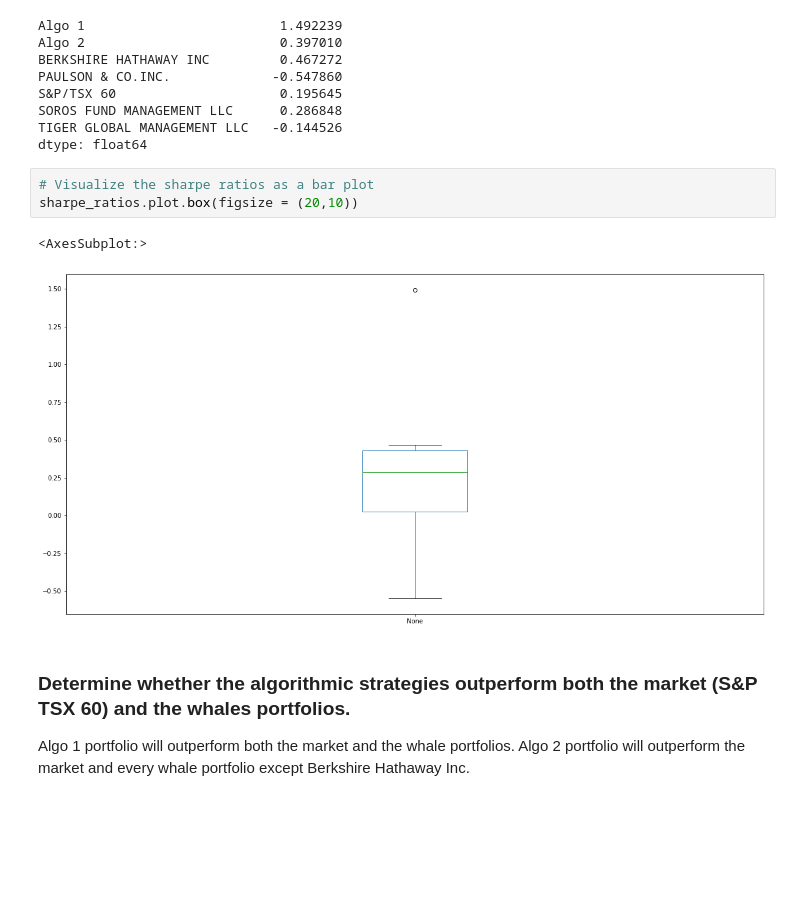
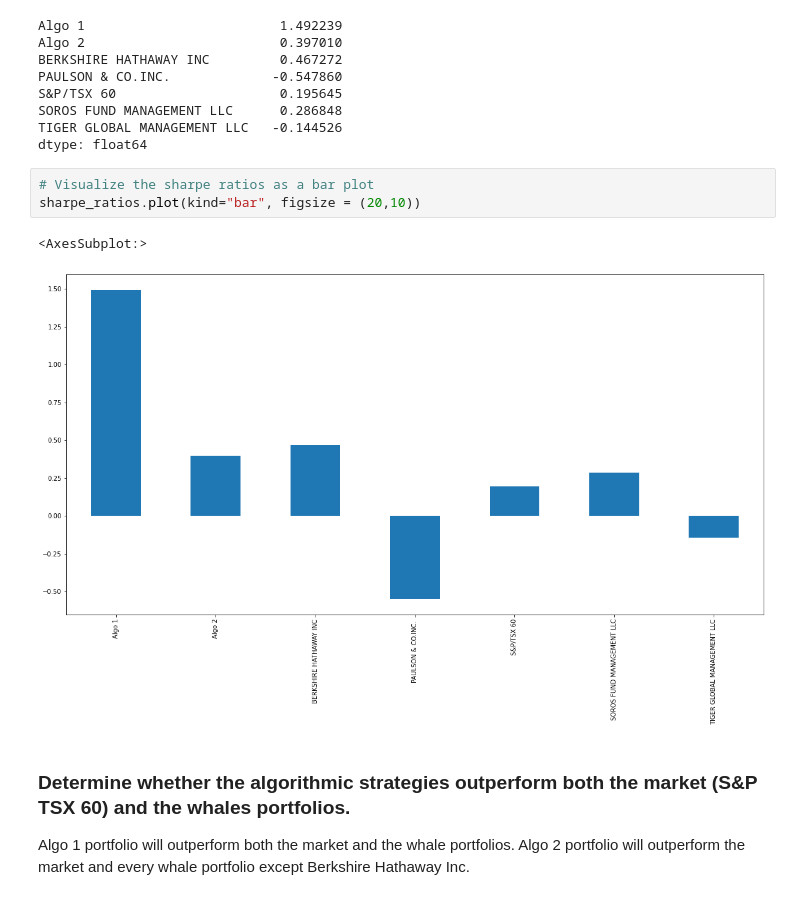
Before and after one commit to jmazzuca92/pandas-solution, a Jupyter notebook: Starter_Code/whale_analysis.ipynb, the cells around one changed output. Cells and saved outputs as stored; diff of their text form; blank space fills up the shorter version.

```diff
--- a/Starter_Code/whale_analysis.ipynb
+++ b/Starter_Code/whale_analysis.ipynb
@@ -419,10 +419,10 @@ TIGER GLOBAL MANAGEMENT LLC   -0.144526
 dtype: float64
 # %%
 # Visualize the sharpe ratios as a bar plot
-sharpe_ratios.plot.box(figsize = (20,10))
+sharpe_ratios.plot(kind="bar", figsize = (20,10))
 # %% [output]
 <AxesSubplot:>
-[figure, old version]
+[figure, new version]
 # %% [markdown]
 ### Determine whether the algorithmic strategies outperform both the market (S&P TSX 60) and the whales portfolios.
 
```
Also changed, not shown: parts of 19 cells of this notebook.
